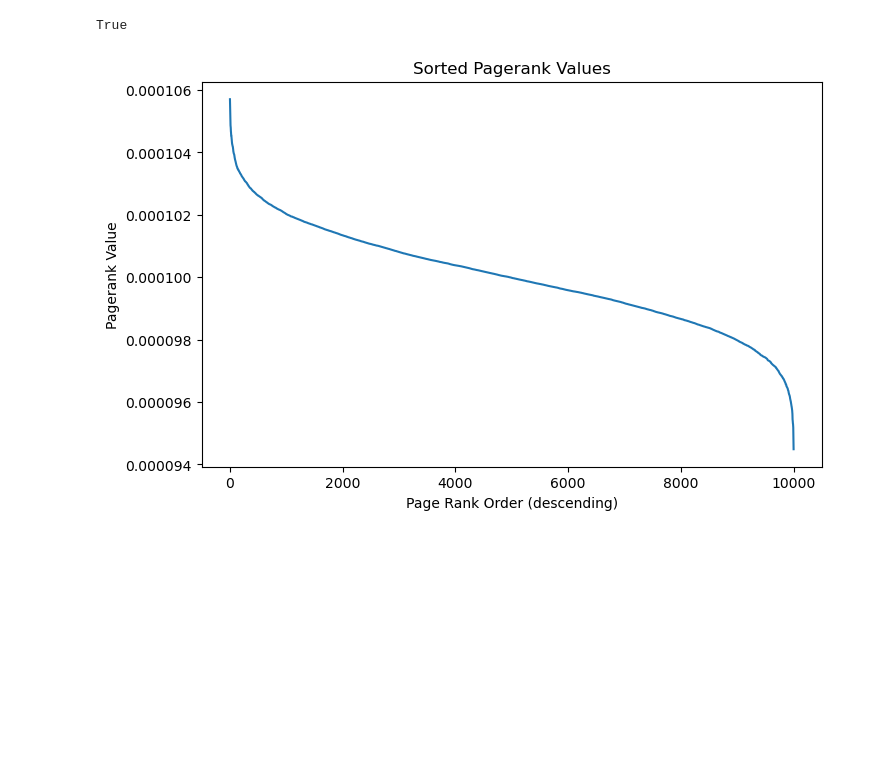
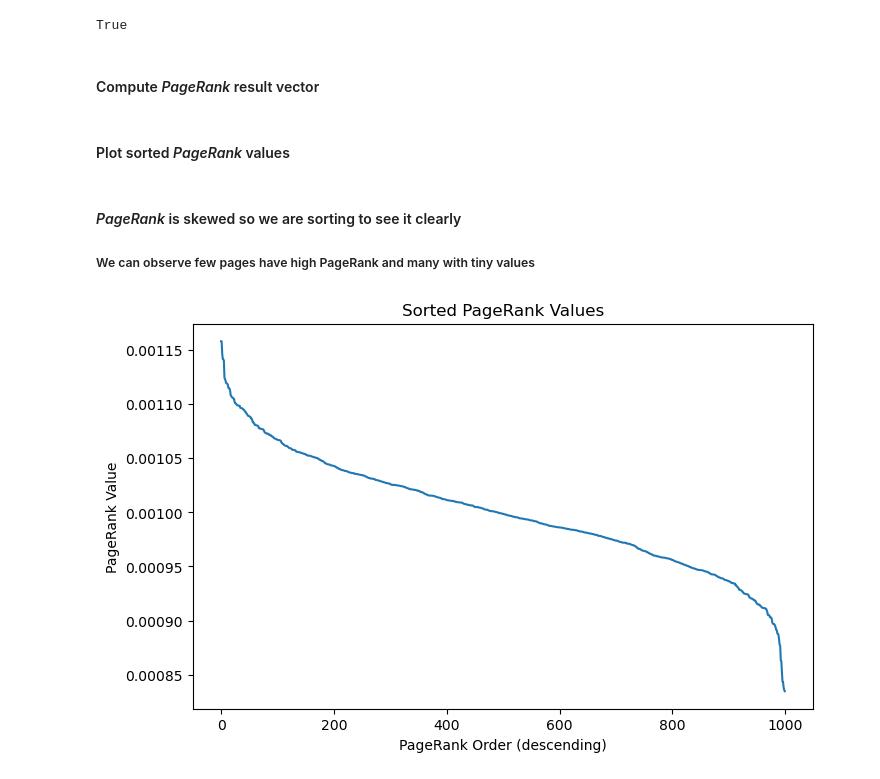
Before and after one commit to SezerSadula/Math-for-Developers---Exam-project, a Jupyter notebook: PageRank.ipynb, the cells around one changed output. Drawn from its saved outputs; the diff is of its cells as text; code cells hidden in the pictures; blank space fills up the shorter version.

Commit message:
PageRank: Add algorithm explanation

```diff
--- a/PageRank.ipynb
+++ b/PageRank.ipynb
@@ -237,2 +302,2 @@ def generate_webgraph_matrix(N, sparsity = 0.4, seed = None):
 # %%
-generated_webgraph_matrix = generate_webgraph_matrix(10000, sparsity = 0.7, seed = 42)
+generated_webgraph_matrix = generate_webgraph_matrix(1000, sparsity = 0.7, seed = 42)
@@ -241,17 +307,23 @@ generated_webgraph_matrix = generate_webgraph_matrix(10000, sparsity = 0.7, seed
 is_markov_matrix(generated_webgraph_matrix)
 # %% [output]
 True
+# %% [markdown]
+#### Compute _PageRank_ result vector ####
 # %%
 webgraph_matrix_result = pagerank(generated_webgraph_matrix)
+# %% [markdown]
+#### Plot sorted _PageRank_ values
+# %% [markdown]
+#### _PageRank_ is skewed so we are sorting to see it clearly ####
+##### We can observe few pages have high PageRank and many with tiny values #####
 # %%
-# Pagerank is skewed so we are sorting to see it clearly
 sorted_pr = np.sort(webgraph_matrix_result)[::-1]
 
 plt.figure(figsize=(8,5))
 plt.plot(sorted_pr)
-plt.xlabel('Page Rank Order (descending)')
-plt.ylabel('Pagerank Value')
-plt.title('Sorted Pagerank Values')
+plt.xlabel('PageRank Order (descending)')
+plt.ylabel('PageRank Value')
+plt.title('Sorted PageRank Values')
 plt.show()
 # %% [output]
-[figure, old version]
+[figure, new version]
```
Also changed, not shown: parts of 27 cells of this notebook.
